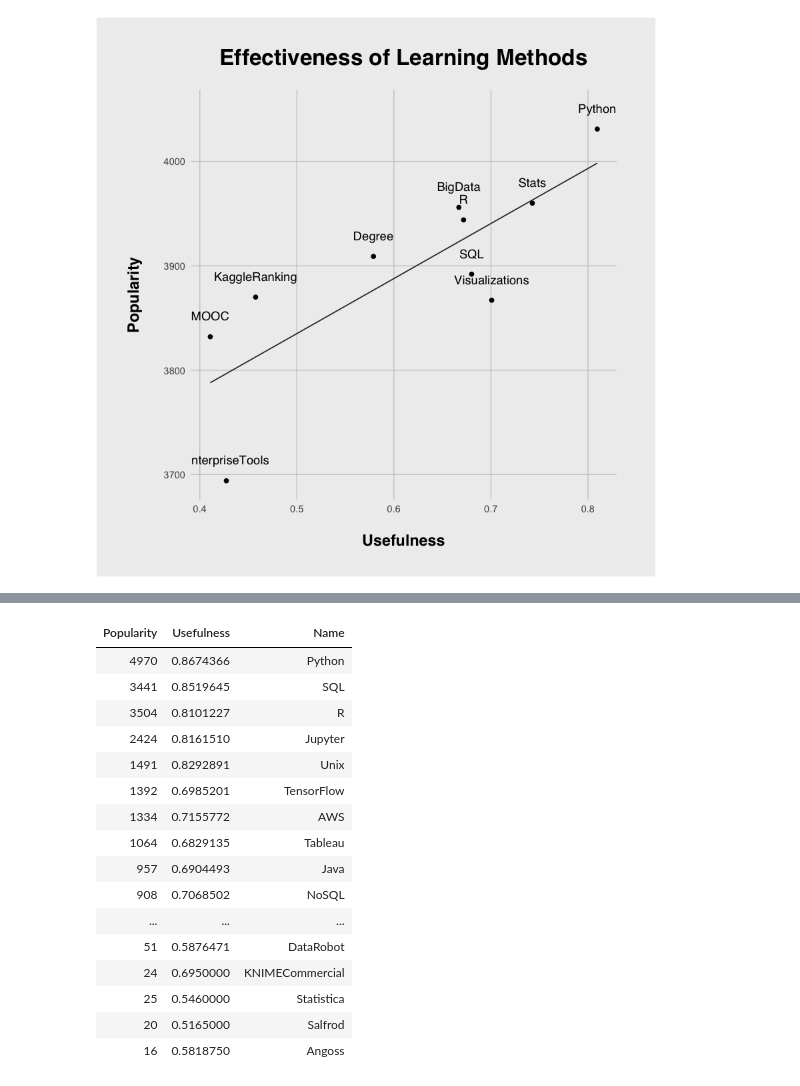
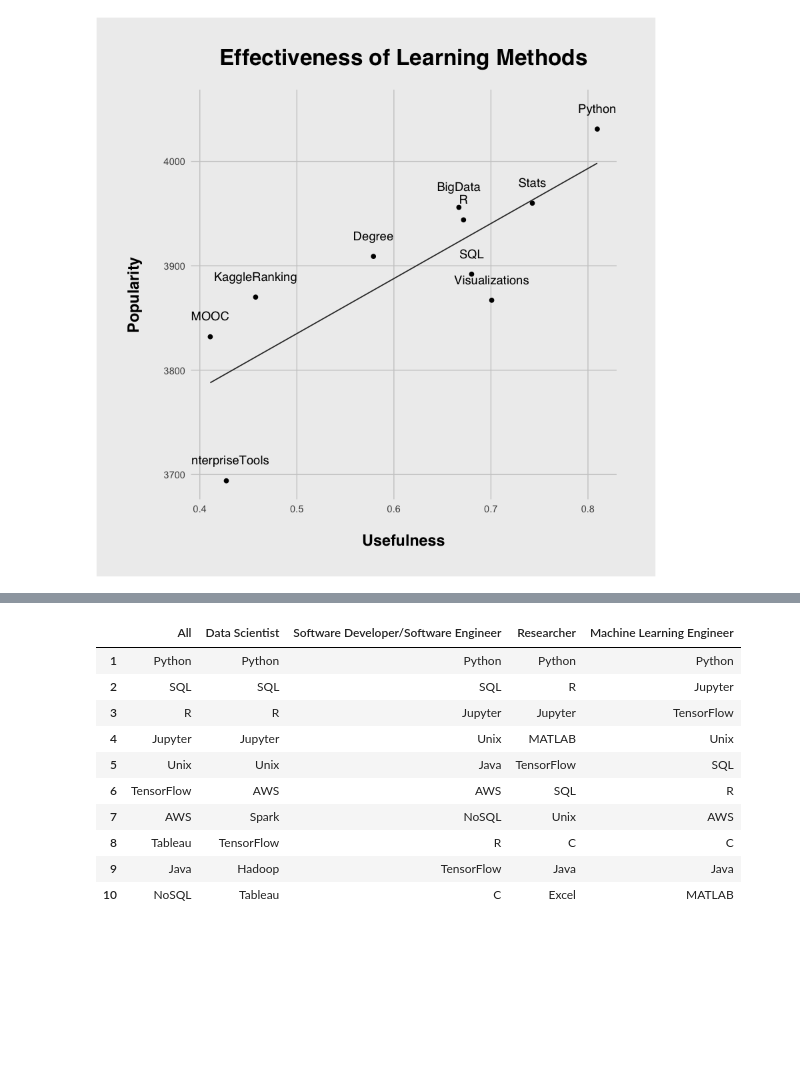
Before and after one commit to jackcook/kaggle-survey, a Jupyter notebook: analysis.ipynb, the cells around one changed output, grey strips where cells are left out. Cells and saved outputs as stored; diff of their text form; code cells hidden in the pictures; blank space fills up the shorter version.

Commit message:
Added a table with most popular tools by job title

```diff
--- a/analysis.ipynb
+++ b/analysis.ipynb
@@ -178,49 +180,58 @@ Interestingly enough, MOOCs scored the lowest in terms of usefulness, yet online
 # %%
 # Get all column names that begin with "WorkToolsFrequency" and end in a letter
 platforms <- grep("^WorkToolsFrequency.*[A-z]$", names(results), value=T)
+positions <- c("All", "Data Scientist", "Software Developer/Software Engineer", "Researcher", "Machine Learning Engineer")
 
-names <- c()
-popularities <- c()
-scores <- c()
+technologies <- matrix("", 10, length(positions))
+colnames(technologies) <- positions
+rownames(technologies) <- 1:10
 
-for (platform in platforms) {
-    usefulness <- results %>%
-        group_by_(platform) %>%
-        count()
+i <- 1
 
-    # Popularity = the number of people who responded to this question
-    popularity <- usefulness[[2]][2] + usefulness[[2]][3] + usefulness[[2]][4]
+for (position in positions) {
+    names <- c()
+    popularities <- c()
 
-    # Usefulness = a weighted average determining the usefulness of this platform
-    score <- (usefulness[[2]][2] * 1 + usefulness[[2]][3] * 0.67 + usefulness[[2]][4] * 0.33 + usefulness[[2]][5] * 0) / popularity
+    if (position == "All") {
+        position_results <- results
+    } else {
+        position_results <- results %>% filter(CurrentJobTitleSelect == position)
+    }
 
-    names <- c(names, gsub("WorkToolsFrequency", "", platform))
-    popularities <- c(popularities, popularity)
-    scores <- c(scores, score)
+    for (platform in platforms) {
+        usefulness <- position_results %>%
+            group_by_(platform) %>%
+            count()
+
+        # Popularity = the number of people who responded to this question
+        popularity <- usefulness[[2]][2] + usefulness[[2]][3] + usefulness[[2]][4] + usefulness[[2]][5]
+
+        # Usefulness = a weighted average determining how much this tool was used
+        score <- (usefulness[[2]][2] * 1 + usefulness[[2]][3] * 0.67 + usefulness[[2]][4] * 0.33 + usefulness[[2]][5] * 0) / popularity
+
+        names <- c(names, as.character(gsub("WorkToolsFrequency", "", platform)))
+        popularities <- c(popularities, popularity * score)
+    }
+
+    scores_df <- data.frame(
+        Popularity = popularities,
+        Name = names
+    )
+
+    technologies[, i] <- head(as.character((scores_df %>% arrange(desc(Popularity)))$Name), n = 10)
+    i <- i + 1
 }
 
-scores_df <- data.frame(
-    Popularity = popularities,
-    Usefulness = scores,
-    Name = names
-)
-
-scores_df %>% arrange(desc(Usefulness * Popularity))
+technologies
 # %% [output]
-| Popularity | Usefulness | Name |
-| 4970 | 0.8674366 | Python |
-| 3441 | 0.8519645 | SQL |
-| 3504 | 0.8101227 | R |
-| 2424 | 0.8161510 | Jupyter |
-| 1491 | 0.8292891 | Unix |
-| 1392 | 0.6985201 | TensorFlow |
-| 1334 | 0.7155772 | AWS |
-| 1064 | 0.6829135 | Tableau |
-| 957 | 0.6904493 | Java |
-| 908 | 0.7068502 | NoSQL |
-| ... | ... | ... |
-| 51 | 0.5876471 | DataRobot |
-| 24 | 0.6950000 | KNIMECommercial |
-| 25 | 0.5460000 | Statistica |
-| 20 | 0.5165000 | Salfrod |
-| 16 | 0.5818750 | Angoss |
+|  | All | Data Scientist | Software Developer/Software Engineer | Researcher | Machine Learning Engineer |
+| 1 | Python | Python | Python | Python | Python |
+| 2 | SQL | SQL | SQL | R | Jupyter |
+| 3 | R | R | Jupyter | Jupyter | TensorFlow |
+| 4 | Jupyter | Jupyter | Unix | MATLAB | Unix |
+| 5 | Unix | Unix | Java | TensorFlow | SQL |
+| 6 | TensorFlow | AWS | AWS | SQL | R |
+| 7 | AWS | Spark | NoSQL | Unix | AWS |
+| 8 | Tableau | TensorFlow | R | C | C |
+| 9 | Java | Hadoop | TensorFlow | Java | Java |
+| 10 | NoSQL | Tableau | C | Excel | MATLAB |
```
Also changed, not shown: parts of 5 cells of this notebook.
